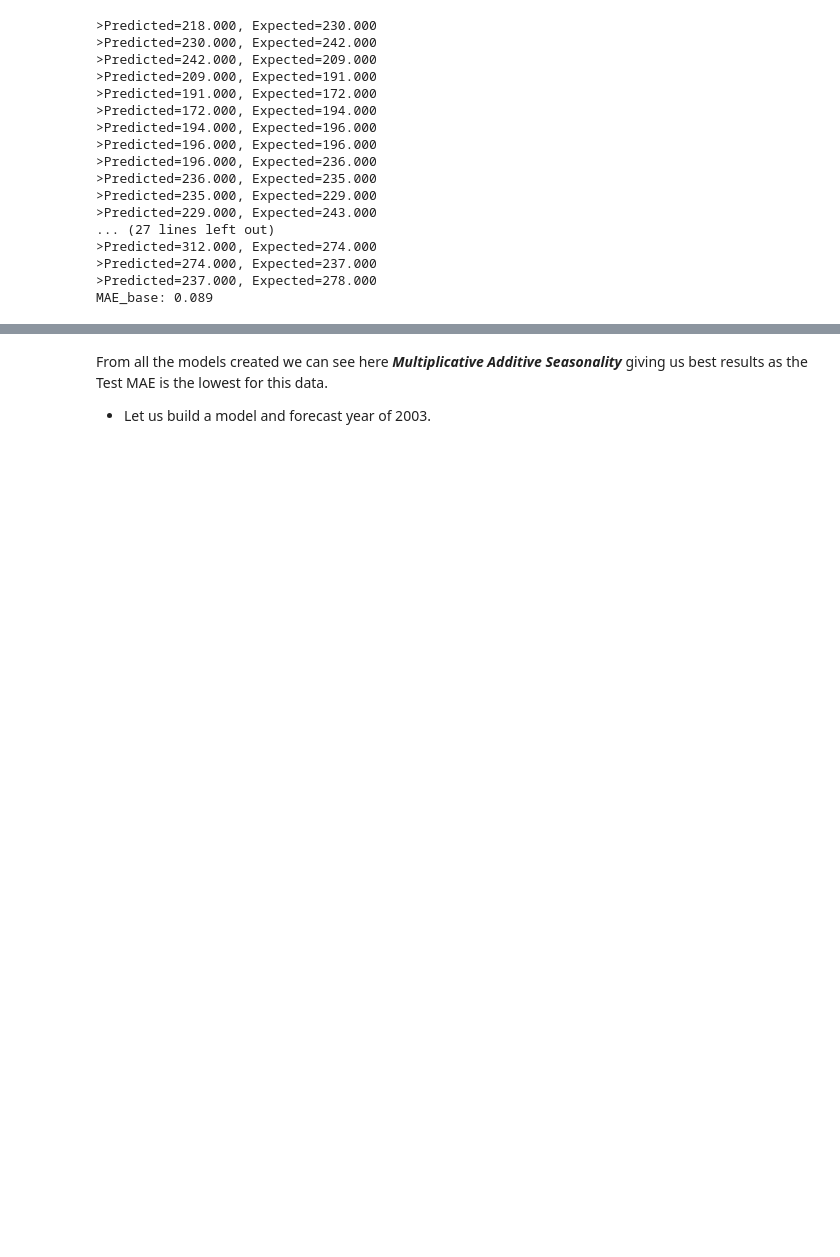
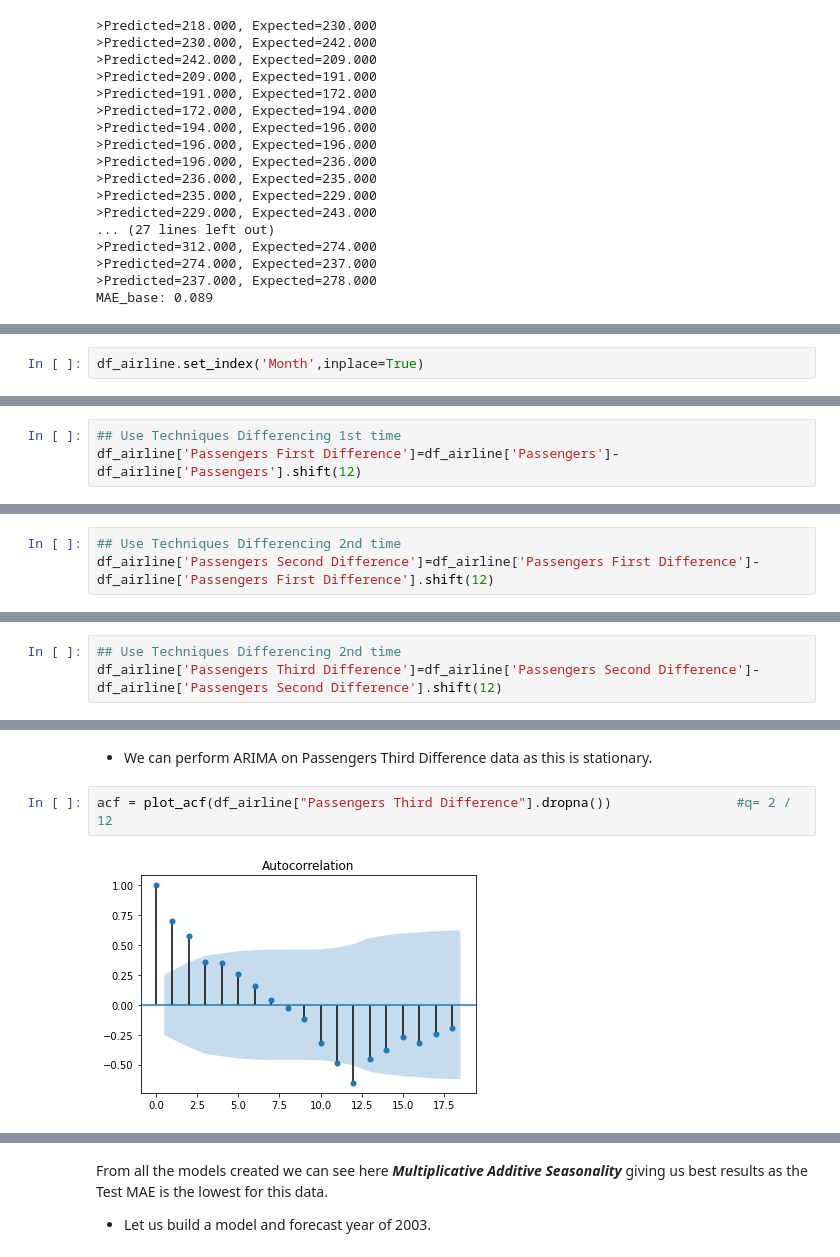
Before and after one commit to manasik29/Assignment_Forecasting_Airline_Passengers_Seats, a Jupyter notebook: Forecasting_Airlines_Passenger_Data.ipynb, the cells around one changed output, grey strips where cells are left out. Drawn from its saved outputs; the diff is of its cells as text; blank space fills up the shorter version.

```diff
--- a/Forecasting_Airlines_Passenger_Data.ipynb
+++ b/Forecasting_Airlines_Passenger_Data.ipynb
@@ -685,0 +525,2 @@ table_mae.sort_values(['MAE_Values'])
+# %%
+df_airline.set_index('Month',inplace=True)
@@ -685,0 +555,3 @@ table_mae.sort_values(['MAE_Values'])
+# %%
+## Use Techniques Differencing 1st time
+df_airline['Passengers First Difference']=df_airline['Passengers']-df_airline['Passengers'].shift(12)
@@ -685,0 +579,3 @@ table_mae.sort_values(['MAE_Values'])
+# %%
+## Use Techniques Differencing 2nd time
+df_airline['Passengers Second Difference']=df_airline['Passengers First Difference']-df_airline['Passengers First Difference'].shift(12)
@@ -685,0 +603,3 @@ table_mae.sort_values(['MAE_Values'])
+# %%
+## Use Techniques Differencing 2nd time
+df_airline['Passengers Third Difference']=df_airline['Passengers Second Difference']-df_airline['Passengers Second Difference'].shift(12)
@@ -685,0 +627,6 @@ table_mae.sort_values(['MAE_Values'])
+# %% [markdown]
+- We can perform ARIMA on Passengers Third Difference data as this is stationary.
+# %%
+acf = plot_acf(df_airline["Passengers Third Difference"].dropna())                #q= 2 / 12
+# %% [output]
+[figure, added]
```
Also changed, not shown: parts of 36 cells of this notebook.
